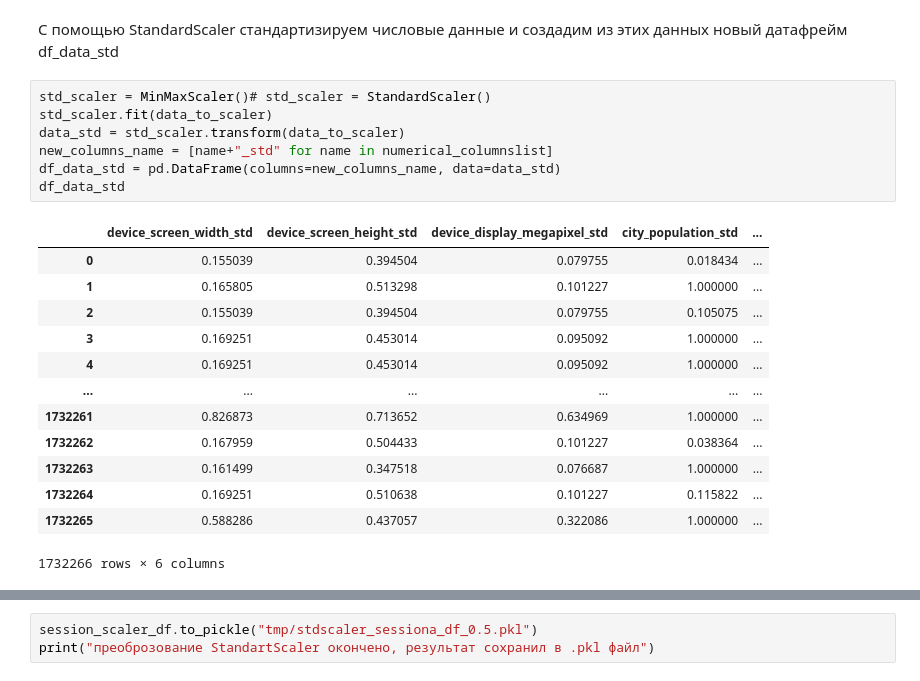
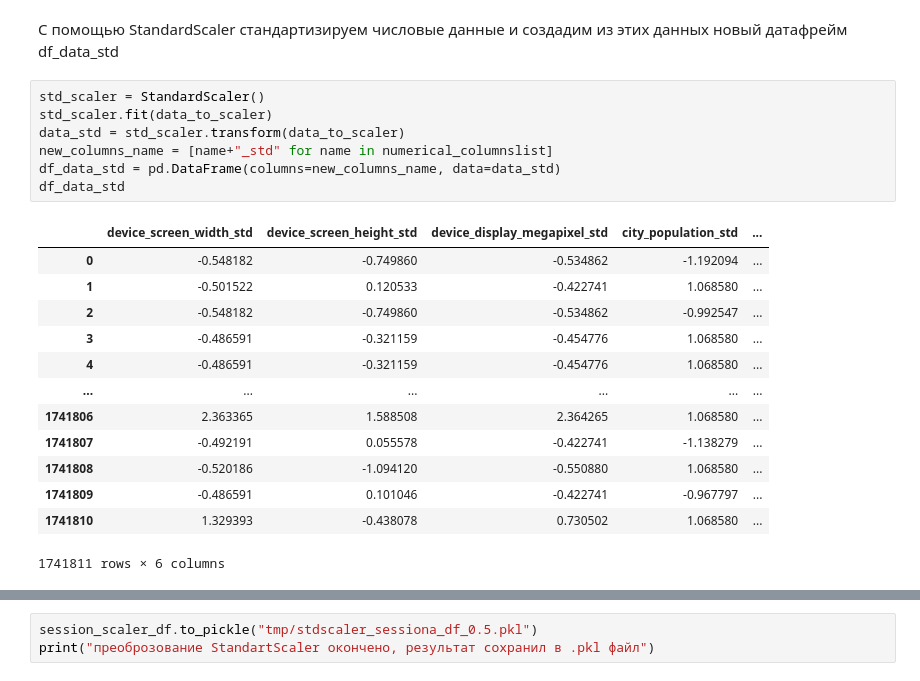
Before and after one commit to saidplatonov/sber_avto_sklrn_ML, a Jupyter notebook: research_result.ipynb, the cells around one changed output, grey strips where cells are left out. Cells and saved outputs as stored; diff of their text form.

```diff
--- a/research_result.ipynb
+++ b/research_result.ipynb
@@ -2318,26 +2365,26 @@ data_to_scaler
 # %% [markdown]
 С помощью StandardScaler стандартизируем числовые данные и создадим из этих данных новый датафрейм df_data_std
 # %%
-std_scaler = MinMaxScaler()# std_scaler = StandardScaler()
+std_scaler = StandardScaler()
 std_scaler.fit(data_to_scaler)
 data_std = std_scaler.transform(data_to_scaler)
 new_columns_name = [name+"_std" for name in numerical_columnslist]
 df_data_std = pd.DataFrame(columns=new_columns_name, data=data_std)
 df_data_std
 # %% [output]
 |  | device_screen_width_std | device_screen_height_std | device_display_megapixel_std | city_population_std | ... |
-| 0 | 0.155039 | 0.394504 | 0.079755 | 0.018434 | ... |
-| 1 | 0.165805 | 0.513298 | 0.101227 | 1.000000 | ... |
-| 2 | 0.155039 | 0.394504 | 0.079755 | 0.105075 | ... |
-| 3 | 0.169251 | 0.453014 | 0.095092 | 1.000000 | ... |
-| 4 | 0.169251 | 0.453014 | 0.095092 | 1.000000 | ... |
+| 0 | -0.548182 | -0.749860 | -0.534862 | -1.192094 | ... |
+| 1 | -0.501522 | 0.120533 | -0.422741 | 1.068580 | ... |
+| 2 | -0.548182 | -0.749860 | -0.534862 | -0.992547 | ... |
+| 3 | -0.486591 | -0.321159 | -0.454776 | 1.068580 | ... |
+| 4 | -0.486591 | -0.321159 | -0.454776 | 1.068580 | ... |
 | ... | ... | ... | ... | ... | ... |
-| 1732261 | 0.826873 | 0.713652 | 0.634969 | 1.000000 | ... |
-| 1732262 | 0.167959 | 0.504433 | 0.101227 | 0.038364 | ... |
-| 1732263 | 0.161499 | 0.347518 | 0.076687 | 1.000000 | ... |
-| 1732264 | 0.169251 | 0.510638 | 0.101227 | 0.115822 | ... |
-| 1732265 | 0.588286 | 0.437057 | 0.322086 | 1.000000 | ... |
+| 1741806 | 2.363365 | 1.588508 | 2.364265 | 1.068580 | ... |
+| 1741807 | -0.492191 | 0.055578 | -0.422741 | -1.138279 | ... |
+| 1741808 | -0.520186 | -1.094120 | -0.550880 | 1.068580 | ... |
+| 1741809 | -0.486591 | 0.101046 | -0.422741 | -0.967797 | ... |
+| 1741810 | 1.329393 | -0.438078 | 0.730502 | 1.068580 | ... |
-1732266 rows × 6 columns
+1741811 rows × 6 columns
 # %%
 session_df_to_scaler[numerical_columnslist]
 # %% [output]
```
Also changed, not shown: parts of 47 cells of this notebook, 3 other files.
